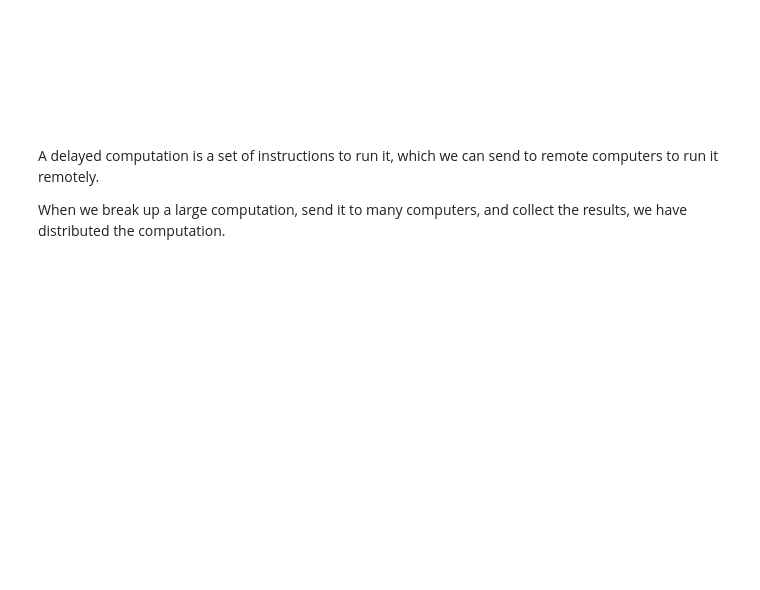
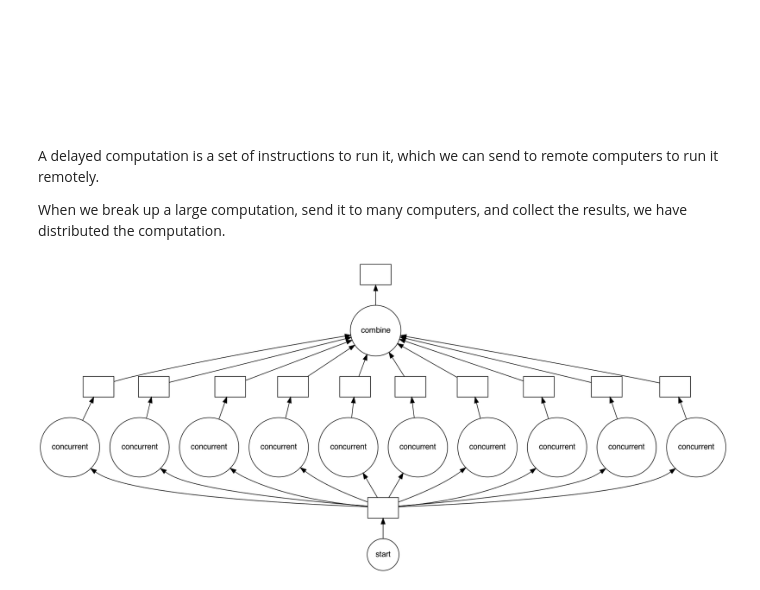
Before and after one commit to jpivarski-talks/2023-07-24-tac-hep-tutorial, a Jupyter notebook: horizontal.ipynb, the cells around one changed output. Cells and saved outputs as stored; diff of their text form; code cells hidden in the pictures; blank space fills up the shorter version.

```diff
--- a/horizontal.ipynb
+++ b/horizontal.ipynb
@@ -64,3 +64,28 @@ output.compute()
 A delayed computation is a set of instructions to run it, which we can send to remote computers to run it remotely.
 
 When we break up a large computation, send it to many computers, and collect the results, we have distributed the computation.
+# %%
+import time
+
+@dask.delayed
+def start():
+    print("start")
+    return 1
+
+@dask.delayed
+def concurrent(initial, i):
+    time.sleep(0.5)
+    print(f"concurrent {i}")
+    return initial + i**2
+
+@dask.delayed
+def combine(partial_results):
+    print("combine")
+    return sum(partial_results)
+
+initial = start()
+output = combine([concurrent(initial, i) for i in range(10)])
+# %%
+output.visualize()
+# %% [output]
+[figure, added]
```
Also changed, not shown: parts of 5 cells of this notebook, 3 other files.
